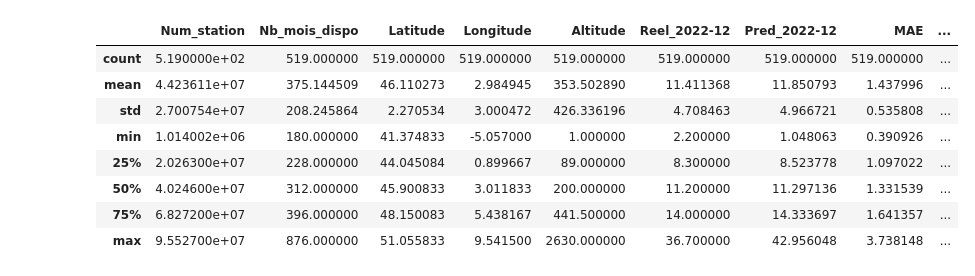
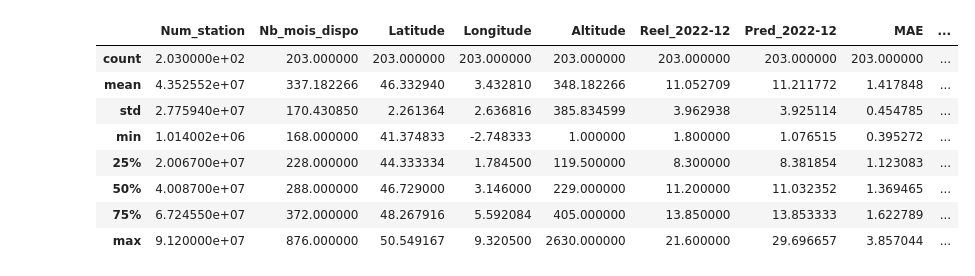
Before and after one commit to tristanGIANDO/jedha_final_project, a Jupyter notebook: jedha_final_project/modeles/baseline_france.ipynb, the cells around one changed output. Cells and saved outputs as stored; diff of their text form; code cells hidden in the pictures.

```diff
--- a/jedha_final_project/modeles/baseline_france.ipynb
+++ b/jedha_final_project/modeles/baseline_france.ipynb
@@ -13,0 +14,3 @@ df = pd.read_csv("https://jedha-final-project-jrat.s3.amazonaws.com/datameteo_fr
+# %%
+df_stations_authorized = df[df["is_authorized"] == True]
+len(df_stations_authorized["NUM_POSTE"].unique().tolist())
@@ -14,4 +19,4 @@ df = pd.read_csv("https://jedha-final-project-jrat.s3.amazonaws.com/datameteo_fr
 # %%
-df_stations_old = df.groupby(["NUM_POSTE"]).max()
+df_stations_old = df_stations_authorized.groupby(["NUM_POSTE"]).max()
 print(len(df_stations_old))
 # %% [output]
@@ -22,7 +27,7 @@ last_year = df["Year"].max()
 mask = df_stations_old["Year"]!=last_year
 df_stations_old = df_stations_old[mask]
 stations_old = df_stations_old.index.to_list()
-df_recent = df[~df["NUM_POSTE"].isin(stations_old)]
+df_recent = df_stations_authorized[~df_stations_authorized["NUM_POSTE"].isin(stations_old)]
 # %%
 print(len(df_recent.groupby(["NUM_POSTE"]).max()))
 # %% [output]
@@ -193,7 +198,7 @@ def get_wind_forecast(time, data):
     y_test = test["vent_speed_inst_moy_mensu"]
 
     # training
-    model = SARIMAX(y_train, exog=var_exog_train, order=(1, 1, 2), seasonal_order=(2, 1, 2, 12))
+    model = SARIMAX(y_train, exog=var_exog_train, order=(1, 1, 2), seasonal_order=(2, 1, 2, 12), enforce_stationarity=False)
     sarima_model = model.fit(maxiter=1000)
 
     # prédictions
@@ -520,17 +538,17 @@ ValueError: Mime type rendering requires nbformat>=4.2.0 but it is not installed
 # %%
-df_Mois_180 = df_eval_global[df_eval_global["Nb_mois_dispo"]>=180]
+df_Mois_168 = df_eval_global[df_eval_global["Nb_mois_dispo"]>=168]
 # sortir les outliers
-df_Mois_180.describe()
+df_Mois_168.describe()
 # %% [output]
 |  | Num_station | Nb_mois_dispo | Latitude | Longitude | Altitude | Reel_2022-12 | Pred_2022-12 | MAE | ... |
-| count | 5.190000e+02 | 519.000000 | 519.000000 | 519.000000 | 519.000000 | 519.000000 | 519.000000 | 519.000000 | ... |
-| mean | 4.423611e+07 | 375.144509 | 46.110273 | 2.984945 | 353.502890 | 11.411368 | 11.850793 | 1.437996 | ... |
-| std | 2.700754e+07 | 208.245864 | 2.270534 | 3.000472 | 426.336196 | 4.708463 | 4.966721 | 0.535808 | ... |
-| min | 1.014002e+06 | 180.000000 | 41.374833 | -5.057000 | 1.000000 | 2.200000 | 1.048063 | 0.390926 | ... |
-| 25% | 2.026300e+07 | 228.000000 | 44.045084 | 0.899667 | 89.000000 | 8.300000 | 8.523778 | 1.097022 | ... |
-| 50% | 4.024600e+07 | 312.000000 | 45.900833 | 3.011833 | 200.000000 | 11.200000 | 11.297136 | 1.331539 | ... |
-| 75% | 6.827200e+07 | 396.000000 | 48.150083 | 5.438167 | 441.500000 | 14.000000 | 14.333697 | 1.641357 | ... |
-| max | 9.552700e+07 | 876.000000 | 51.055833 | 9.541500 | 2630.000000 | 36.700000 | 42.956048 | 3.738148 | ... |
+| count | 2.030000e+02 | 203.000000 | 203.000000 | 203.000000 | 203.000000 | 203.000000 | 203.000000 | 203.000000 | ... |
+| mean | 4.352552e+07 | 337.182266 | 46.332940 | 3.432810 | 348.182266 | 11.052709 | 11.211772 | 1.417848 | ... |
+| std | 2.775940e+07 | 170.430850 | 2.261364 | 2.636816 | 385.834599 | 3.962938 | 3.925114 | 0.454785 | ... |
+| min | 1.014002e+06 | 168.000000 | 41.374833 | -2.748333 | 1.000000 | 1.800000 | 1.076515 | 0.395272 | ... |
+| 25% | 2.006700e+07 | 228.000000 | 44.333334 | 1.784500 | 119.500000 | 8.300000 | 8.381854 | 1.123083 | ... |
+| 50% | 4.008700e+07 | 288.000000 | 46.729000 | 3.146000 | 229.000000 | 11.200000 | 11.032352 | 1.369465 | ... |
+| 75% | 6.724550e+07 | 372.000000 | 48.267916 | 5.592084 | 405.000000 | 13.850000 | 13.853333 | 1.622789 | ... |
+| max | 9.120000e+07 | 876.000000 | 50.549167 | 9.320500 | 2630.000000 | 21.600000 | 29.696657 | 3.857044 | ... |
 # %%
 df_MAPE_15= df_eval_global[df_eval_global["MAPE"]<0.15]
 df_MAPE_15.describe(include="all")
```
Also changed, not shown: parts of 15 cells of this notebook.
